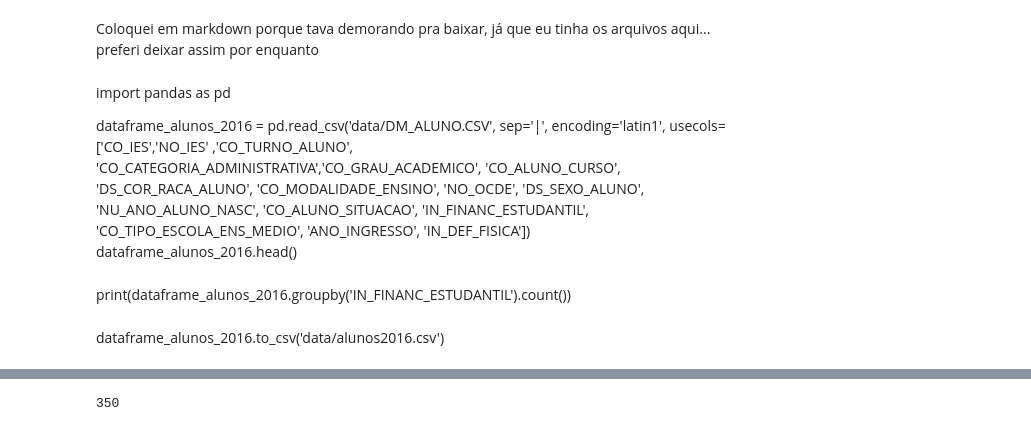
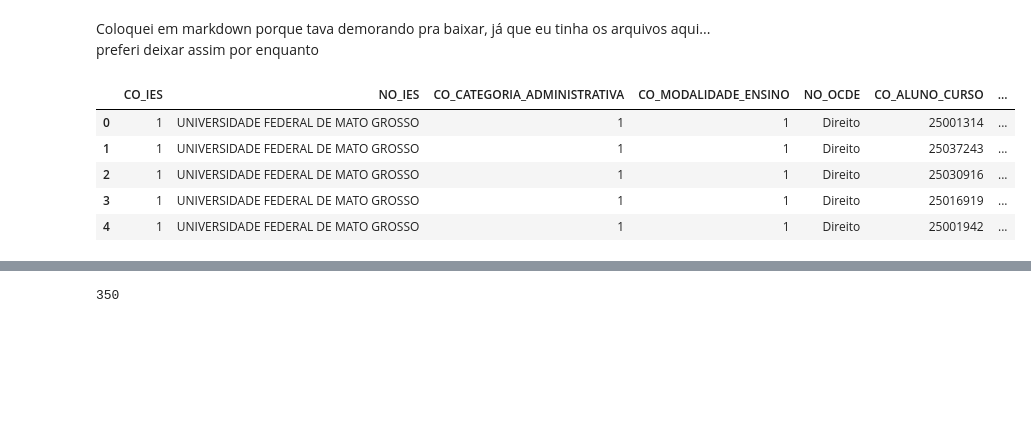
Before and after one commit to if1015-datascience-ufpe/2018-1-projeto-farm-lands, a Jupyter notebook: ass6.ipynb, the cells around one changed output, grey strips where cells are left out. Drawn from its saved outputs; the diff is of its cells as text; code cells hidden in the pictures; blank space fills up the shorter version.

```diff
--- a/ass6.ipynb
+++ b/ass6.ipynb
@@ -12,17 +12,20 @@ if not os.path.exists("data"):
     !cd data && rm -r ANEXOS LEIA-ME DADOS FILTROS && rm microdados_censo_superior_2016.zip
 # %% [markdown]
 Coloquei em markdown porque tava demorando pra baixar, já que eu tinha os arquivos aqui... preferi deixar assim por enquanto
-# %% [markdown]
-import pandas as pd
-
-dataframe_alunos_2016 =  pd.read_csv('data/DM_ALUNO.CSV',
-                                     sep='|', encoding='latin1',
-                                     usecols=['CO_IES','NO_IES' ,'CO_TURNO_ALUNO', 'CO_CATEGORIA_ADMINISTRATIVA','CO_GRAU_ACADEMICO', 'CO_ALUNO_CURSO', 'DS_COR_RACA_ALUNO',
-                                            'CO_MODALIDADE_ENSINO', 'NO_OCDE', 'DS_SEXO_ALUNO', 'NU_ANO_ALUNO_NASC', 'CO_ALUNO_SITUACAO',
-                                             'IN_FINANC_ESTUDANTIL', 'CO_TIPO_ESCOLA_ENS_MEDIO', 'ANO_INGRESSO', 'IN_DEF_FISICA'])
-dataframe_alunos_2016.head()
-# %% [markdown]
-print(dataframe_alunos_2016.groupby('IN_FINANC_ESTUDANTIL').count())
-# %% [markdown]
-dataframe_alunos_2016.to_csv('data/alunos2016.csv')
+# %%
+import pandas as pd
+import numpy as np
+
+dataframe_alunos_2016 =  pd.read_csv('data/DM_ALUNO.CSV',
+                                     sep='|', encoding='latin1',
+                                     usecols=['CO_IES','NO_IES' , 'CO_CATEGORIA_ADMINISTRATIVA', 'CO_ALUNO_CURSO', 'DS_COR_RACA_ALUNO',
+                                            'CO_MODALIDADE_ENSINO', 'NO_OCDE', 'CO_ALUNO_SITUACAO', 'CO_TIPO_ESCOLA_ENS_MEDIO', 'IN_DEF_FISICA'])
+dataframe_alunos_2016.head()
+# %% [output]
+|  | CO_IES | NO_IES | CO_CATEGORIA_ADMINISTRATIVA | CO_MODALIDADE_ENSINO | NO_OCDE | CO_ALUNO_CURSO | ... |
+| 0 | 1 | UNIVERSIDADE FEDERAL DE MATO GROSSO | 1 | 1 | Direito | 25001314 | ... |
+| 1 | 1 | UNIVERSIDADE FEDERAL DE MATO GROSSO | 1 | 1 | Direito | 25037243 | ... |
+| 2 | 1 | UNIVERSIDADE FEDERAL DE MATO GROSSO | 1 | 1 | Direito | 25030916 | ... |
+| 3 | 1 | UNIVERSIDADE FEDERAL DE MATO GROSSO | 1 | 1 | Direito | 25016919 | ... |
+| 4 | 1 | UNIVERSIDADE FEDERAL DE MATO GROSSO | 1 | 1 | Direito | 25001942 | ... |
 # %%
```
Also changed, not shown: parts of 68 cells of this notebook.
